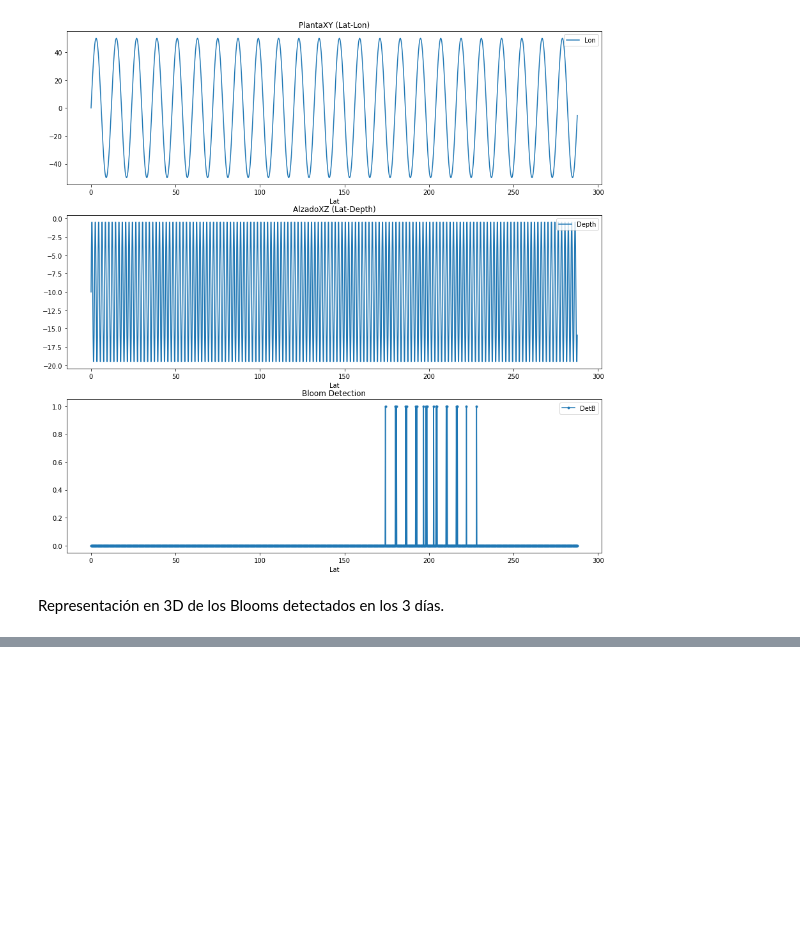
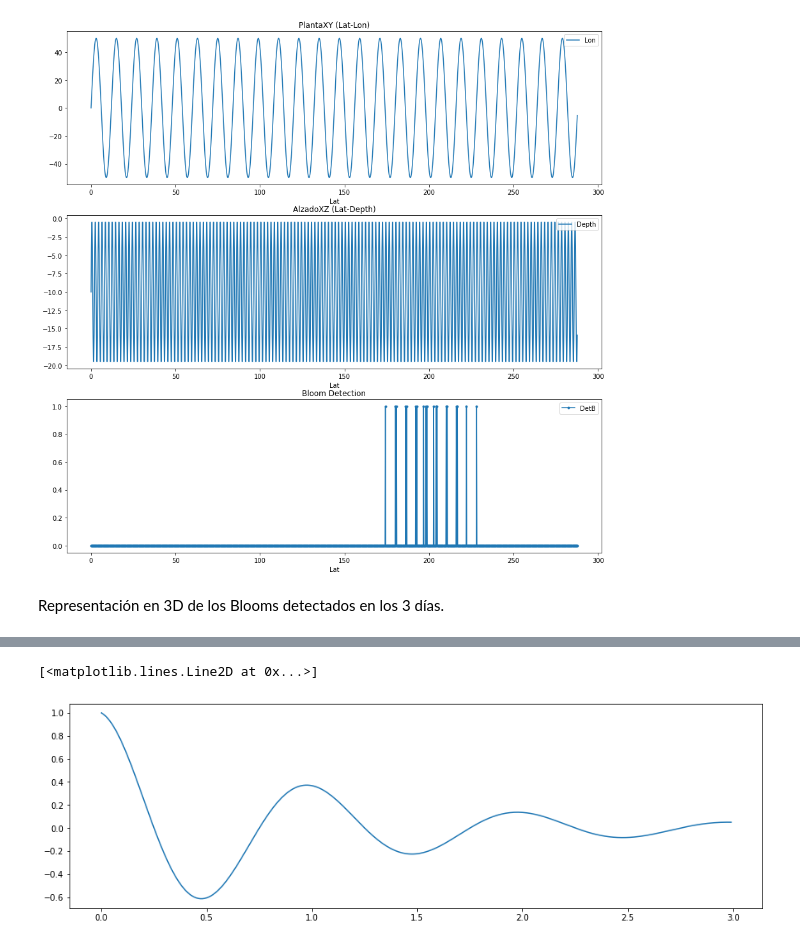
Before and after one commit to iscar-ucm/devs-bloom-public, a Jupyter notebook: Simulacion3days.ipynb, the cells around one changed output, grey strips where cells are left out. Saved outputs shown, nothing was run; the diff lists cells and outputs as text; code cells hidden in the pictures; blank space fills up the shorter version.

```diff
--- a/Simulacion3days.ipynb
+++ b/Simulacion3days.ipynb
@@ -92,32 +92,3 @@ P3.plot(ax=axes[2],x='Lat',y='DetB',title='Bloom Detection',marker='.')
 [figure]
 # %% [markdown]
 Representación en 3D de los Blooms detectados en los 3 días.
-# %%
-plt.close("all")
-import matplotlib.pyplot as plt
-plt.rcParams["figure.figsize"] = (15,10)
-fig = plt.figure()
-ax1 = fig.gca(projection='3d')
-x1=P1[P1.DetBb==1].Lat
-y1=P1[P1.DetBb==1].Lon
-z1=P1[P1.DetBb==1].Depth
-ax1.scatter(x1, y1, z1, color='r')
-ax1.bar3d(x1, y1, 0, 1, 1, z1, color='r')
-x2=P2[P2.DetBb==1].Lat
-y2=P2[P2.DetBb==1].Lon
-z2=P2[P2.DetBb==1].Depth
-ax1.scatter(x2, y2, z2, color='g')
-ax1.bar3d(x2, y2, 0, 1, 1, z2, color='g')
-x3=P3[P3.DetBb==1].Lat
-y3=P3[P3.DetBb==1].Lon
-z3=P3[P3.DetBb==1].Depth
-ax1.scatter(x3, y3, z3, color='b')
-ax1.bar3d(x3, y3, 0, 1, 1, z3, color='b')
-#ax1.bar(x,y, zs=-50, zdir='z',data=z)
-ax1.set_xlabel('X Lat')
-ax1.set_ylabel('Y Lon')
-ax1.set_zlabel('Z Depth')
-plt.xlim([0,300])
-plt.ylim([-50,50])
-ax1.view_init(elev=10., azim=-80)
-#plt.zlim([-20,0])
@@ -125,0 +158,14 @@ ax1.view_init(elev=10., azim=-80)
+# %%
+import numpy as np
+def f(t):
+    return np.exp(-t) * np.cos(2*np.pi*t)
+
+
+t1 = np.arange(0.0, 3.0, 0.01)
+
+ax1 = plt.subplot(212)
+ax1.margins(0.05)           # Default margin is 0.05, value 0 means fit
+ax1.plot(t1, f(t1))
+# %% [output]
+[<matplotlib.lines.Line2D at 0x...>]
+[figure, added]
```
Also changed, not shown: parts of 2 cells of this notebook, 13 other files.
